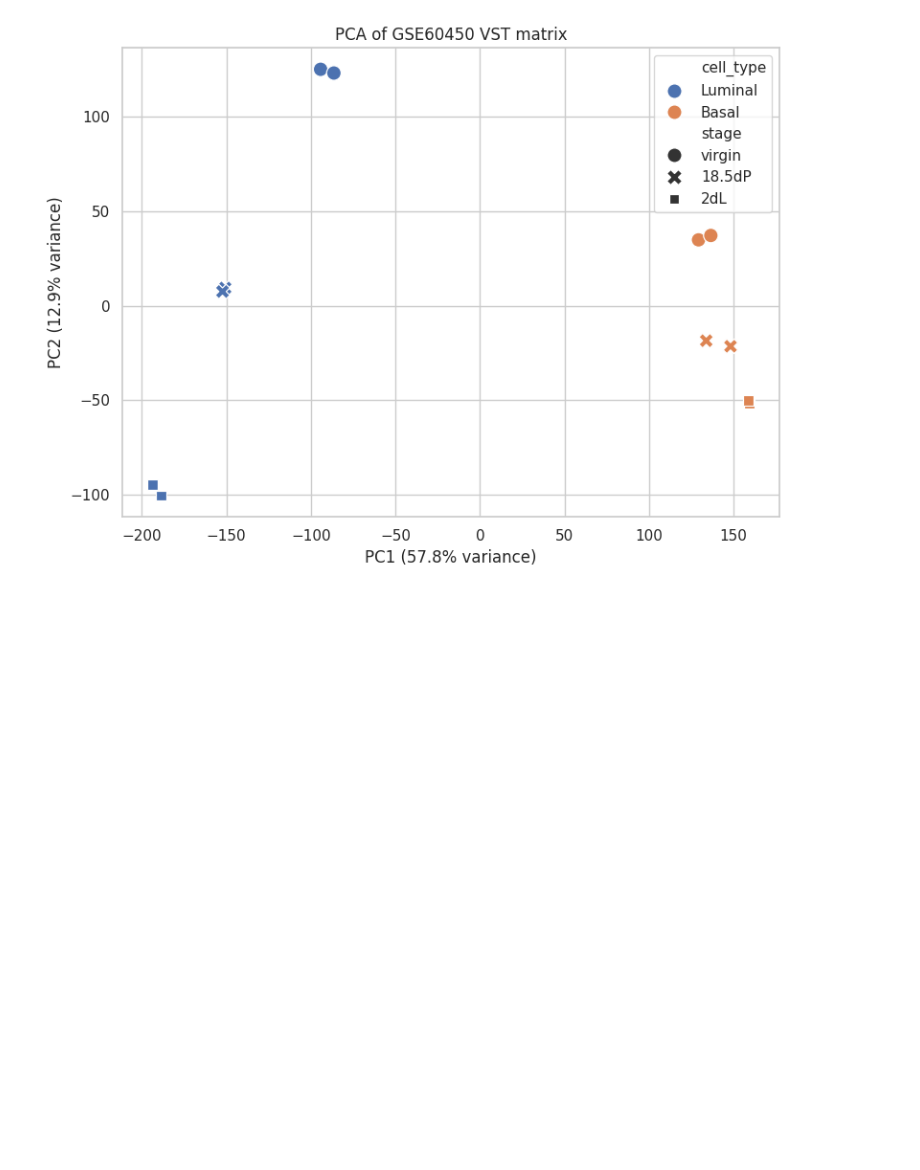
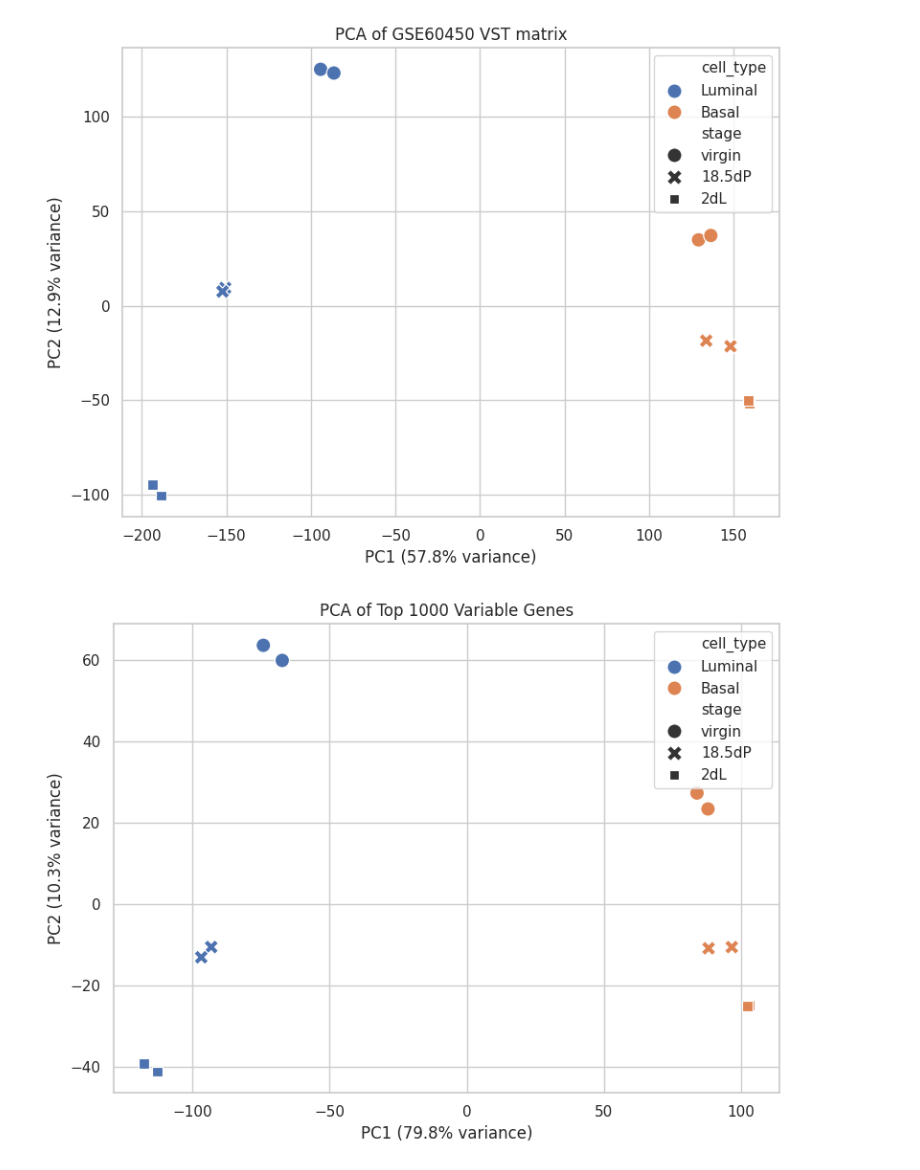
Before and after one commit to RongMonica/RNAseq_pipeline, a Jupyter notebook: scripts/04_deg_visualization_enrichment.ipynb, the cells around one changed output. Saved outputs shown, nothing was run; the diff lists cells and outputs as text; code cells hidden in the pictures; blank space fills up the shorter version.

Commit message:
Add PCA plotting for top 1000 variable genes

```diff
--- a/scripts/04_deg_visualization_enrichment.ipynb
+++ b/scripts/04_deg_visualization_enrichment.ipynb
@@ -29,4 +29,25 @@ plt.show()
 # %% [output]
 [figure]
 # %%
-# select top 500-2000 most variable genes
+# select top 1000 most variable genes
+top_n = 1000
+gene_var = vst_matrix.var(axis=0)
+top_genes = gene_var.nlargest(top_n).index
+vst_matrix_top = vst_matrix[top_genes]
+
+# perform PCA on top variable genes
+pca_top = PCA(n_components=2)
+pcs_top = pca_top.fit_transform(vst_matrix_top)
+pca_top_df = pd.DataFrame(pcs_top, columns=["PC1", "PC2"], index=vst_matrix_top.index).join(metadata)
+
+#plot PCA of top variable genes
+sns.set_theme(style="whitegrid")
+plt.figure(figsize=(8,6))
+sns.scatterplot(data=pca_top_df, x="PC1", y="PC2", hue="cell_type", style="stage", s=120)
+plt.xlabel(f"PC1 ({pca_top.explained_variance_ratio_[0] * 100:.1f}% variance)")
+plt.ylabel(f"PC2 ({pca_top.explained_variance_ratio_[1] * 100:.1f}% variance)")
+plt.title("PCA of Top 1000 Variable Genes")
+plt.tight_layout()
+plt.show()
+# %% [output]
+[figure, added]
```
